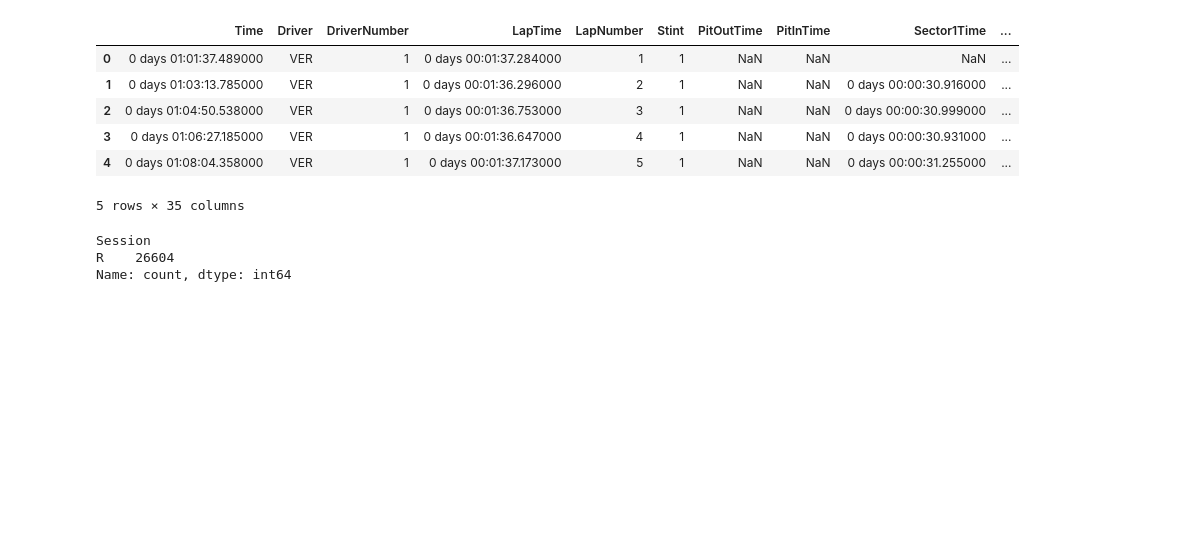
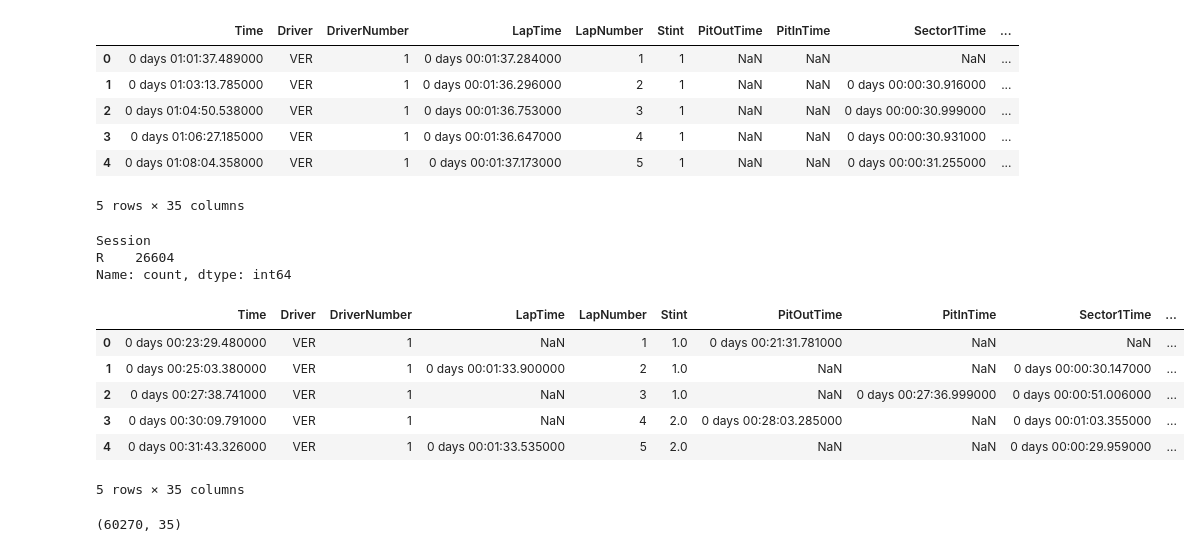
Before and after one commit to UsualSuspect09/F1-Race-Strat-Engine, a Jupyter notebook: notebooks/2024_data_processing.ipynb, the cells around one changed output. Drawn from its saved outputs; the diff is of its cells as text; code cells hidden in the pictures; blank space fills up the shorter version.

Commit message:
Merging 2024 Driver and Weather data

```diff
--- a/notebooks/2024_data_processing.ipynb
+++ b/notebooks/2024_data_processing.ipynb
@@ -106,3 +100,20 @@ driver_df_2024_raw['Session'].value_counts()
 Session
 R    26604
 Name: count, dtype: int64
+# %%
+import pandas as pd
+df_2024 = pd.read_csv("C:/Users/VANSH/Formula1/datasets/2024 Datasets/raw_driver_2024.csv")
+df_2024.head(5)
+# %% [output]
+|  | Time | Driver | DriverNumber | LapTime | LapNumber | Stint | PitOutTime | PitInTime | Sector1Time | ... |
+| 0 | 0 days 00:23:29.480000 | VER | 1 | NaN | 1 | 1.0 | 0 days 00:21:31.781000 | NaN | NaN | ... |
+| 1 | 0 days 00:25:03.380000 | VER | 1 | 0 days 00:01:33.900000 | 2 | 1.0 | NaN | NaN | 0 days 00:00:30.147000 | ... |
+| 2 | 0 days 00:27:38.741000 | VER | 1 | NaN | 3 | 1.0 | NaN | 0 days 00:27:36.999000 | 0 days 00:00:51.006000 | ... |
+| 3 | 0 days 00:30:09.791000 | VER | 1 | NaN | 4 | 2.0 | 0 days 00:28:03.285000 | NaN | 0 days 00:01:03.355000 | ... |
+| 4 | 0 days 00:31:43.326000 | VER | 1 | 0 days 00:01:33.535000 | 5 | 2.0 | NaN | NaN | 0 days 00:00:29.959000 | ... |
+5 rows × 35 columns
+# %%
+df_2024['Session'].value_counts()
+df_2024.shape
+# %% [output]
+(60270, 35)
```
Also changed, not shown: parts of 12 cells of this notebook, 2 other files.
